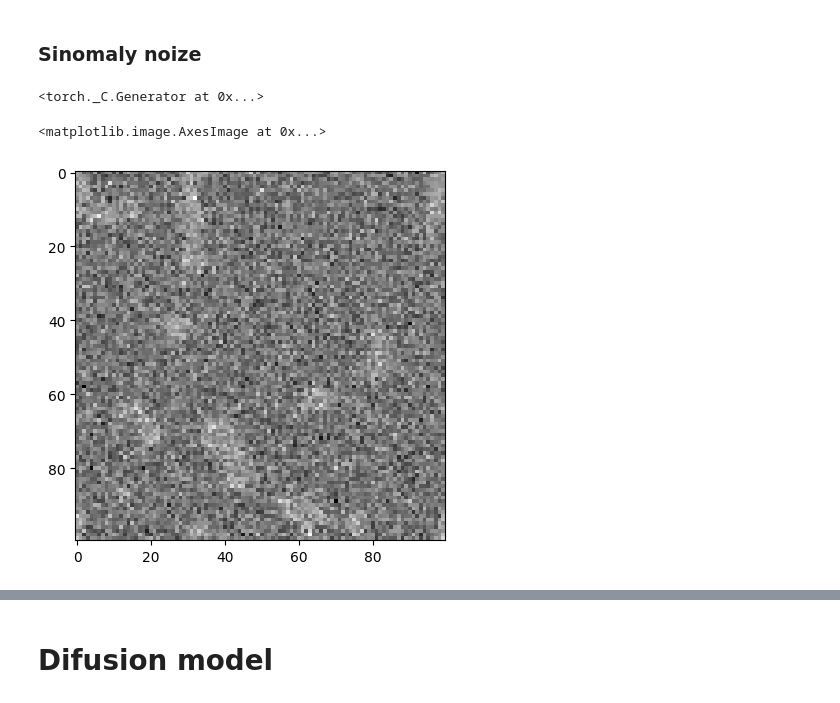
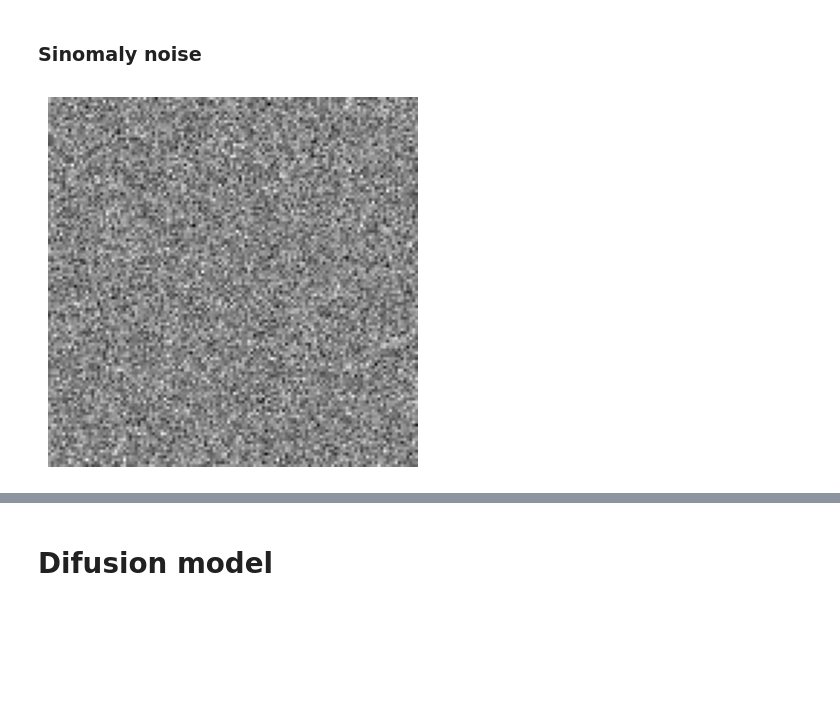
Before and after one commit to dkuzni/Synomaly_-tests, a Jupyter notebook: scripts_guided_diffusion/Home_made_multi_scale_diffusion.ipynb, the cells around one changed output, grey strips where cells are left out. Saved outputs shown, nothing was run; the diff lists cells and outputs as text; code cells hidden in the pictures; blank space fills up the shorter version.

```diff
--- a/scripts_guided_diffusion/Home_made_multi_scale_diffusion.ipynb
+++ b/scripts_guided_diffusion/Home_made_multi_scale_diffusion.ipynb
@@ -9,32 +12,5 @@ import shutil
 # %% [markdown]
-### Sinomaly noize
+### Sinomaly noise
 # %%
 torch.manual_seed(10)
+device="cuda"
-# %% [output]
-<torch._C.Generator at 0x...>
-# %%
-def blur_gaussian(x,sigma):
-    x=x.squeeze()
-    h,w=x.shape
-    p,q=torch.tensor(np.meshgrid(np.fft.fftfreq(w),np.fft.fftfreq(h))).to(x.device)
-    X=torch.fft.fft2(x)
-    ker=torch.exp(-sigma**2*(p**2+q**2))
-    Y = ker * X
-    y = torch.fft.ifft2(Y).real
-    return y
-
-
-### Sinomaly noize
-def sinomaly_noise_like(img, tau=0.15, σ=15, masque=0, d=1):
-    epsilon=torch.randn_like(img,)
-    epsilon_1=blur_gaussian(epsilon,σ)
-    epsilon_1=(epsilon_1>tau)*d
-    if not masque:
-        masque=masque+1
-    return epsilon+epsilon_1*masque
-
-a=sinomaly_noise_like(torch.zeros(100,100),tau=0.1, σ=15,d=1)
-plt.imshow(a,cmap='gray')
-# %% [output]
-<matplotlib.image.AxesImage at 0x...>
-[figure, removed]
@@ -40,0 +45,20 @@ plt.imshow(a,cmap='gray')
+# %%
+def montrer(a):
+    plt.imshow(a, cmap='gray')
+    plt.axis('off')
+    plt.show()
+
+anomaly_sigma=5
+anomaly_threshold=50
+anomaly_offset=0.5
+anomaly_direction=1
+noise=np.random.randn(128,128)
+blur=cv2.GaussianBlur(noise, (0, 0), sigmaX=anomaly_sigma, sigmaY=anomaly_sigma, borderType=cv2.BORDER_DEFAULT)
+stretch = skimage.exposure.rescale_intensity(blur, in_range='image', out_range=(0, 255))
+shape_mask = cv2.threshold(stretch, anomaly_threshold, 1, cv2.THRESH_BINARY)[1]
+combined = noise.copy()
+combined[shape_mask == 1] += anomaly_direction * (torch.rand(1).item() + anomaly_offset)  # add or reduce 0.0-1.0 plus offset
+# %%
+montrer(noise)
+# %% [output]
+[figure, added]
```
Also changed, not shown: parts of 24 cells of this notebook, 13 other files.
